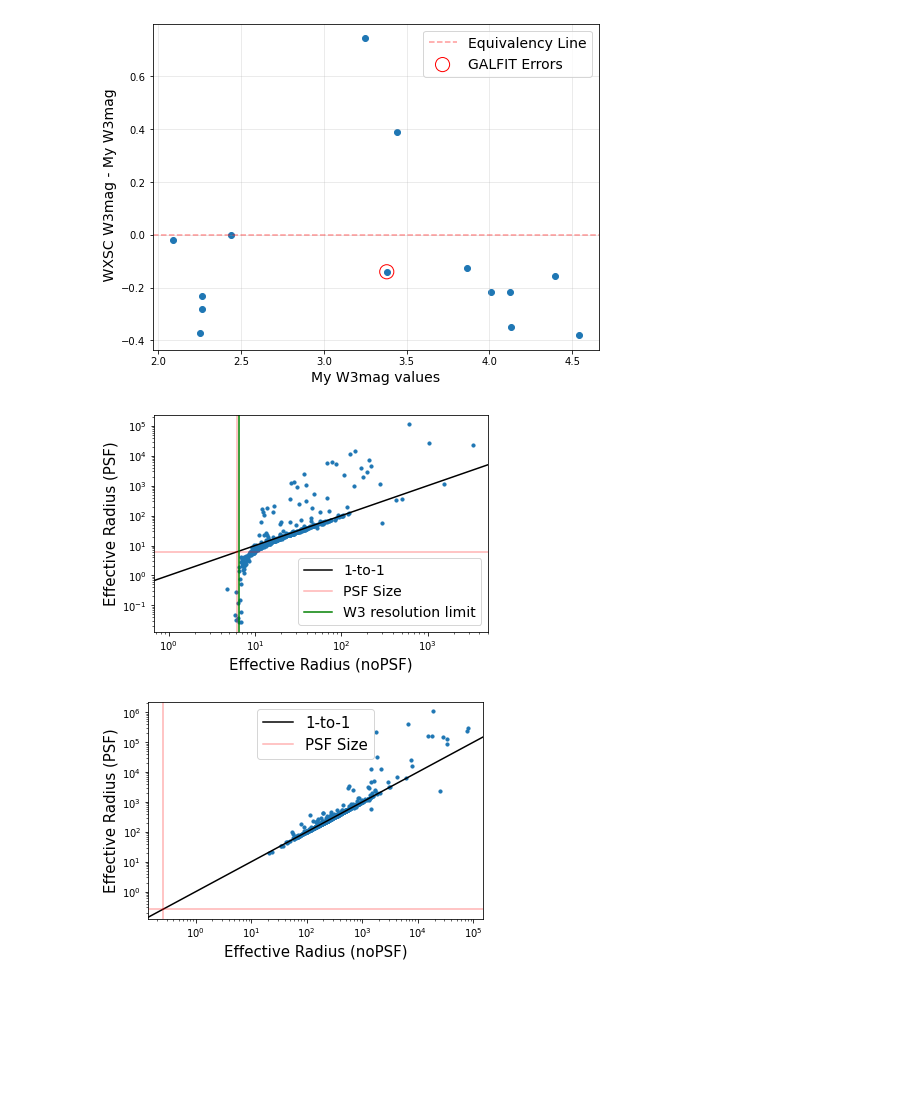
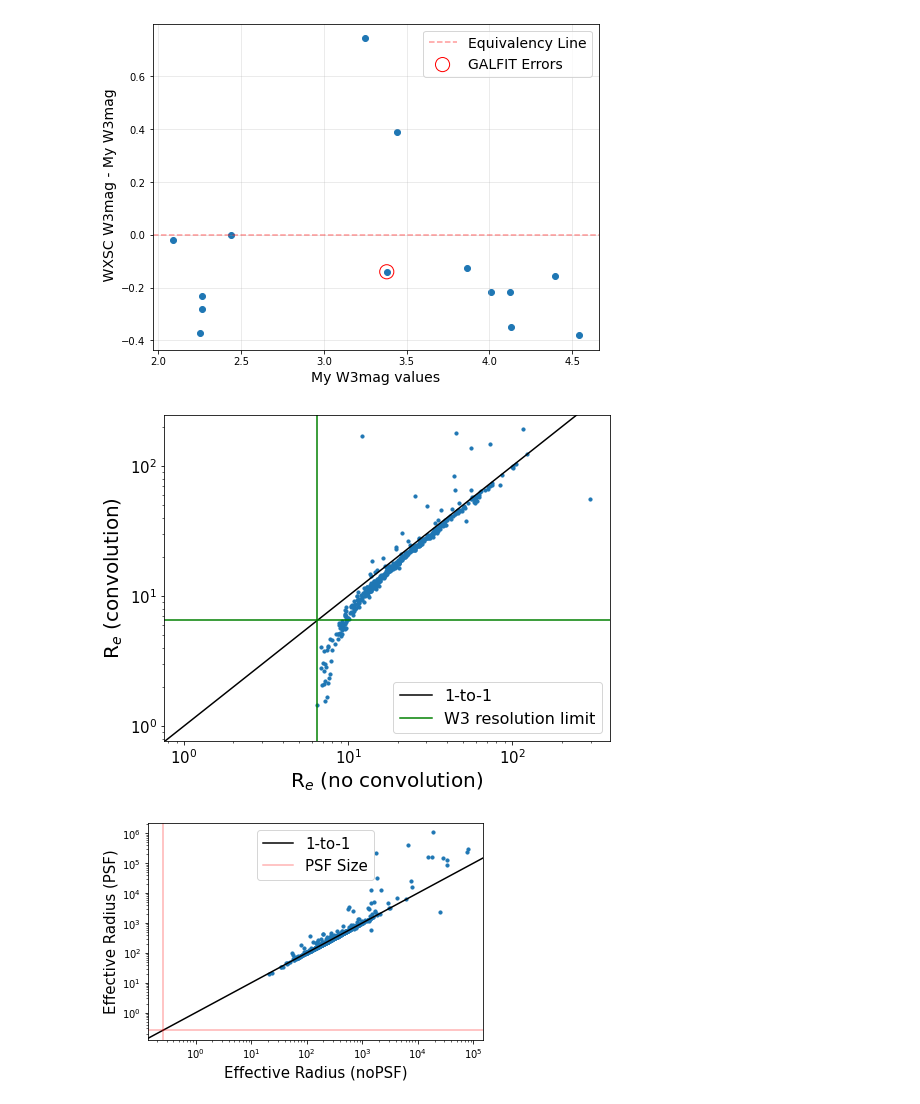
Before and after one commit to Kyssuber/GUI_odyssey, a Jupyter notebook: scrap.ipynb, the cells around one changed output. Cells and saved outputs as stored; diff of their text form; code cells hidden in the pictures; blank space fills up the shorter version.

Commit message:
correcting xmin, xmax error; m modifying image stretch when plotting

```diff
--- a/scrap.ipynb
+++ b/scrap.ipynb
@@ -109,23 +109,29 @@ plt.show()
 # %%
 roseparams_nopsf=Table.read(homedir+'/vf_html/all_input_fits/output_params_W3_nopsf.fits')
 roseparams_psf=Table.read(homedir+'/vf_html/all_input_fits/output_params_W3_psf.fits')
 
+errflag = (roseparams_psf['re']>0) & (roseparams_psf['err_flag']==0) & (roseparams_psf['VFID']!='VFID1984')
+
+plt.figure(figsize=(8,6))
+
 plt.axline([0, 0], [1, 1], color='black',label='1-to-1')
-plt.scatter(roseparams_nopsf['re'][roseparams_psf['re']>0]*2.75,roseparams_psf['re'][roseparams_psf['re']>0]*2.75,s=10)
-plt.axhline(2.232*2.75,color='red',alpha=0.3,label='PSF Size')
-plt.axvline(2.232*2.75,color='red',alpha=0.3)   #the 2.232 is the value of the PSF Re, in pixels.
+plt.scatter(roseparams_nopsf['re'][errflag]*2.75,roseparams_psf['re'][errflag]*2.75,s=10)
+#plt.axhline(2.232*2.75,color='red',alpha=0.3,label='PSF Size')
+#plt.axvline(2.232*2.75,color='red',alpha=0.3)   #the 2.232 is the value of the PSF Re, in pixels.
 plt.axvline(6.5,color='green',label='W3 resolution limit')
-#plt.axhline(6.5,color='green')
+plt.axhline(6.5,color='green')
 plt.xscale('log')
 plt.yscale('log')
-plt.xlabel('Effective Radius (noPSF)',fontsize=15)
-plt.ylabel('Effective Radius (PSF)',fontsize=15)
-plt.legend(fontsize=14)
+plt.xlabel(r'R$_e$ (no convolution)',fontsize=20)
+plt.ylabel(r'R$_e$ (convolution)',fontsize=20)
+plt.legend(fontsize=16)
 
+plt.xticks(fontsize=15)
+plt.yticks(fontsize=15)
 
-plt.savefig(homedir+'/Desktop/psf_demo_w3.png',dpi=250)
+plt.savefig(homedir+'/Desktop/psf_demo_w3.png',dpi=250,bbox_inches='tight', pad_inches=0.2)
 # %% [output]
-[figure, old version]
+[figure, new version]
 # %%
 roseparams_nopsf=Table.read(homedir+'/vf_html/all_input_fits/output_params_r_nopsf.fits')
 roseparams_psf=Table.read(homedir+'/vf_html/all_input_fits/output_params_r_psf.fits')
```
Also changed, not shown: parts of 64 cells of this notebook, 4 other files.
